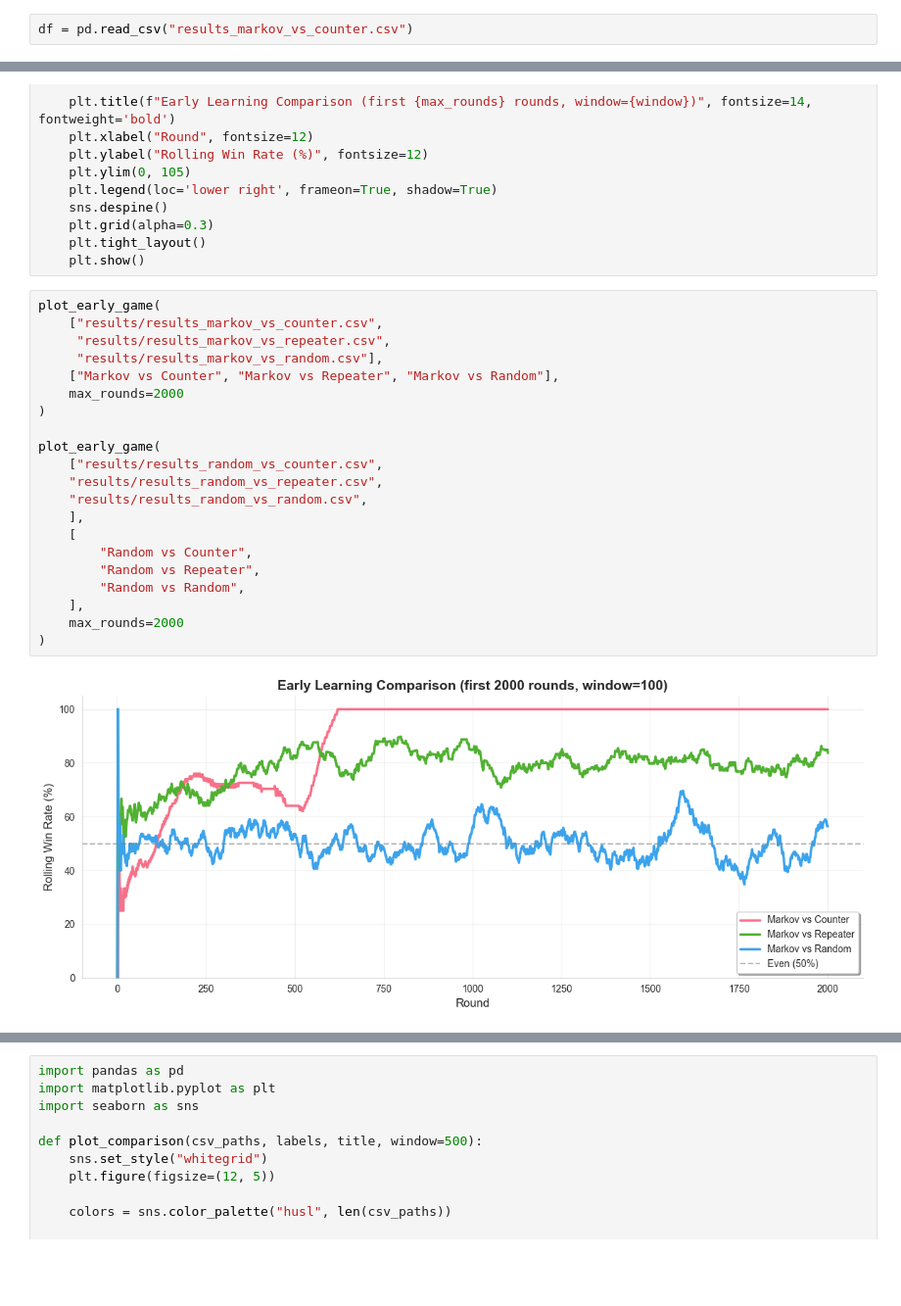
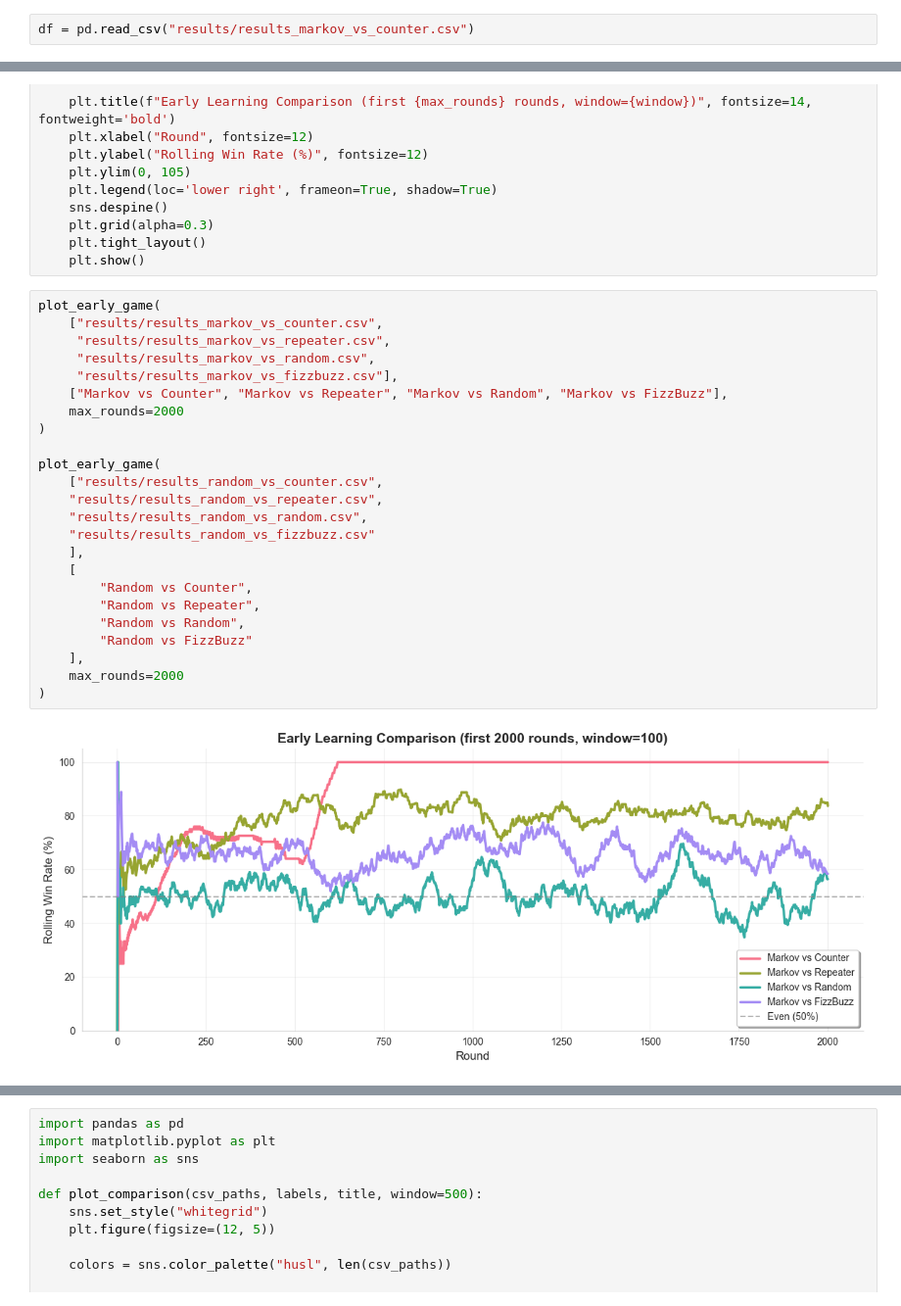
Before and after one commit to THuynh-91/RPS-Predictor, a Jupyter notebook: RPS_Simulation_Analysis.ipynb, the cells around one changed output, grey strips where cells are left out. Shown at 98% size. Drawn from its saved outputs; the diff is of its cells as text; blank space fills up the shorter version.

Commit message:
Visualizations of FizzBuzz Player

```diff
--- a/RPS_Simulation_Analysis.ipynb
+++ b/RPS_Simulation_Analysis.ipynb
@@ -3,7 +3,7 @@ import pandas as pd
 import matplotlib.pyplot as plt
 import seaborn as sns
 # %%
-df = pd.read_csv("results_markov_vs_counter.csv")
+df = pd.read_csv("results/results_markov_vs_counter.csv")
 # %%
 df.head()
 # %% [output]
@@ -239,23 +267,26 @@ def plot_early_game(csv_paths, titles, window=100, max_rounds=5000):
 # %%
 plot_early_game(
     ["results/results_markov_vs_counter.csv",
      "results/results_markov_vs_repeater.csv",
-     "results/results_markov_vs_random.csv"],
-    ["Markov vs Counter", "Markov vs Repeater", "Markov vs Random"],
+     "results/results_markov_vs_random.csv",
+     "results/results_markov_vs_fizzbuzz.csv"],
+    ["Markov vs Counter", "Markov vs Repeater", "Markov vs Random", "Markov vs FizzBuzz"],
     max_rounds=2000
 )
 
 plot_early_game(
     ["results/results_random_vs_counter.csv",
     "results/results_random_vs_repeater.csv",
     "results/results_random_vs_random.csv",
+    "results/results_random_vs_fizzbuzz.csv"
     ],
     [
         "Random vs Counter",
         "Random vs Repeater",
         "Random vs Random",
+        "Random vs FizzBuzz"
     ],
     max_rounds=2000
 )
 # %% [output]
-[figure, old version]
+[figure, new version]
```
Also changed, not shown: parts of 4 cells of this notebook.
